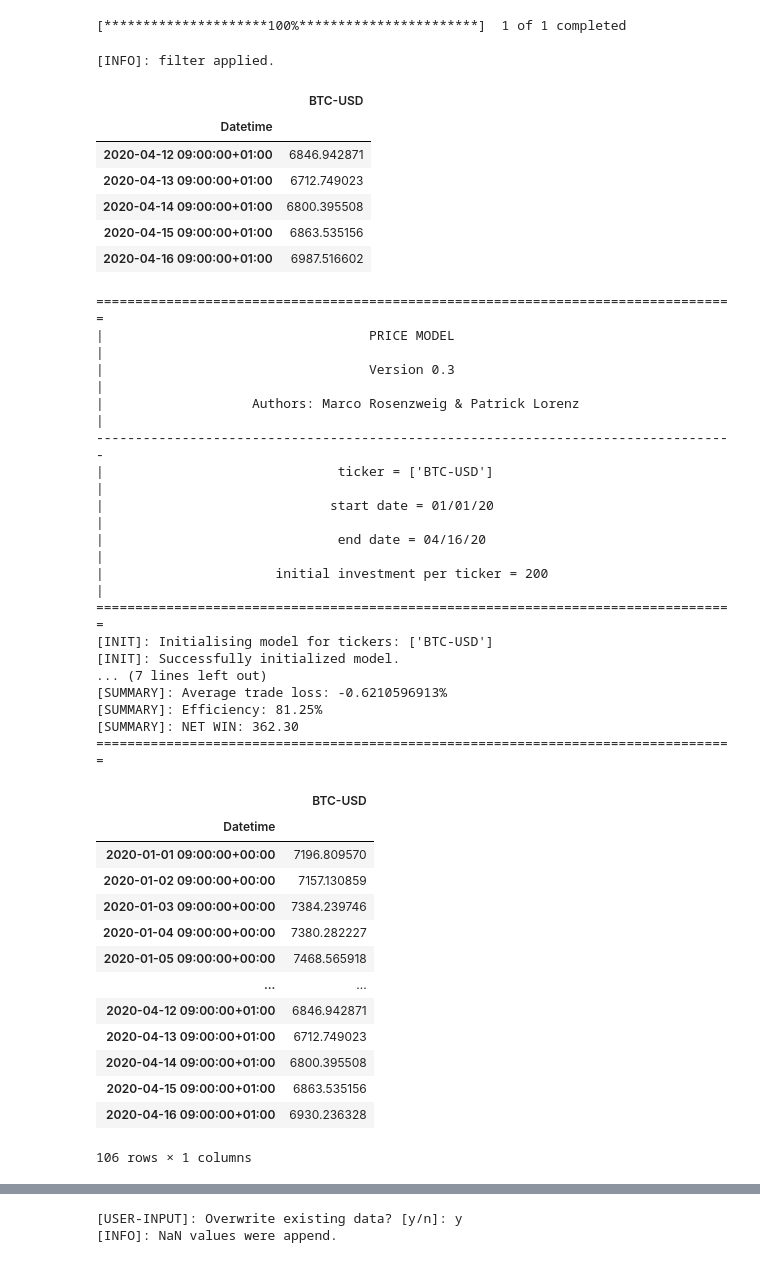
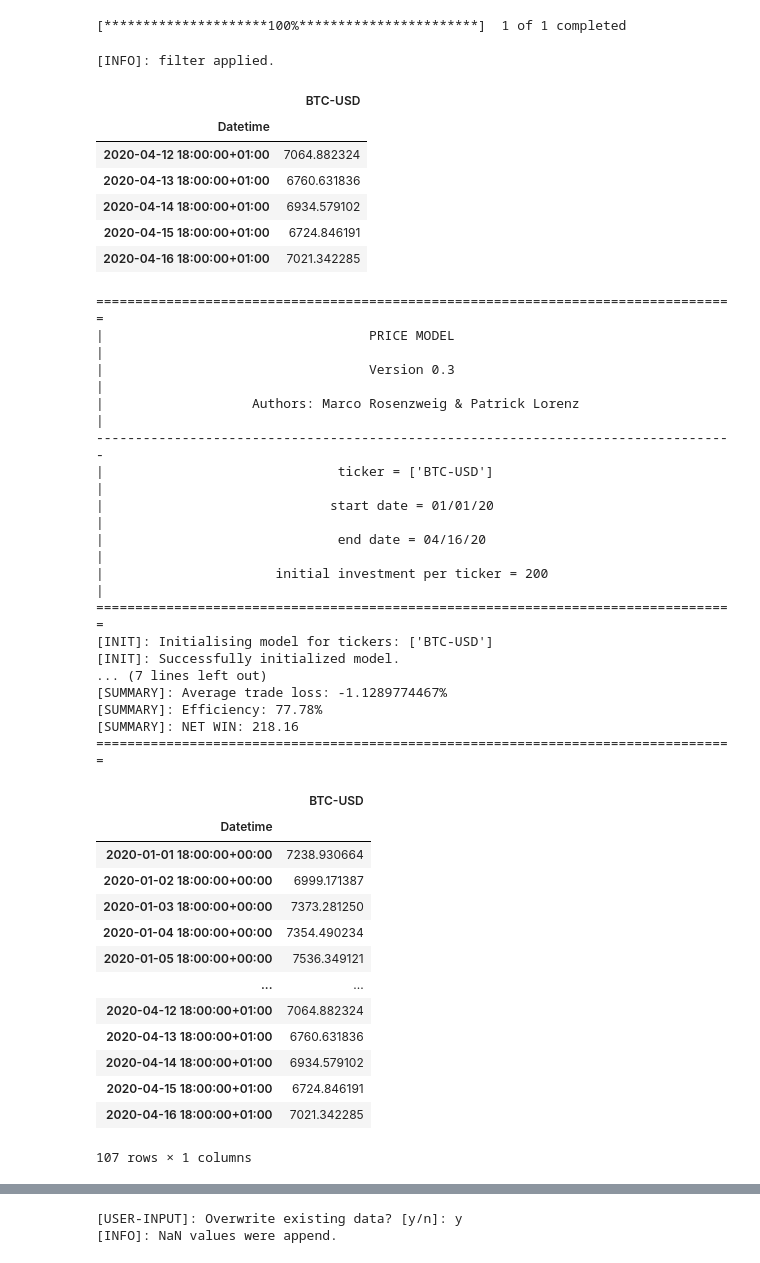
Before and after one commit to MarcoRosenzweig/FINANCE, a Jupyter notebook: PRICE_MODEL.ipynb, the cells around one changed output, grey strips where cells are left out. Drawn from its saved outputs; the diff is of its cells as text; code cells hidden in the pictures.

```diff
--- a/PRICE_MODEL.ipynb
+++ b/PRICE_MODEL.ipynb
@@ -34,20 +34,22 @@ model.get_data(start=start_date, interval='60m')
 # %% [output]
 [*********************100%***********************]  1 of 1 completed
 # %%
-day_hour = 9
+#edit this:
+day_hour = 18
+#do not edit below this line:
 start_date_range = pd.Timestamp(2020, 1, 1, day_hour)
 date_range = utils.create_date_range(start_date=start_date_range)
 model.apply_date_filter(date_range)
 model.data.tail()
 # %% [output]
 [INFO]: filter applied.
 |  | BTC-USD |
 | Datetime |  |
-| 2020-04-12 09:00:00+01:00 | 6846.942871 |
-| 2020-04-13 09:00:00+01:00 | 6712.749023 |
-| 2020-04-14 09:00:00+01:00 | 6800.395508 |
-| 2020-04-15 09:00:00+01:00 | 6863.535156 |
-| 2020-04-16 09:00:00+01:00 | 6987.516602 |
+| 2020-04-12 18:00:00+01:00 | 7064.882324 |
+| 2020-04-13 18:00:00+01:00 | 6760.631836 |
+| 2020-04-14 18:00:00+01:00 | 6934.579102 |
+| 2020-04-15 18:00:00+01:00 | 6724.846191 |
+| 2020-04-16 18:00:00+01:00 | 7021.342285 |
 # %%
 model.eval_model()
 # %% [output]
@@ -64,27 +66,27 @@ model.eval_model()
 [INIT]: Initialising model for tickers: ['BTC-USD']
 [INIT]: Successfully initialized model.
 ... (7 lines left out)
-[SUMMARY]: Average trade loss: -0.6210596913%
-[SUMMARY]: Efficiency: 81.25%
-[SUMMARY]: NET WIN: 362.30
+[SUMMARY]: Average trade loss: -1.1289774467%
+[SUMMARY]: Efficiency: 77.78%
+[SUMMARY]: NET WIN: 218.16
 ==================================================================================
 # %%
 model.data
 # %% [output]
 |  | BTC-USD |
 | Datetime |  |
-| 2020-01-01 09:00:00+00:00 | 7196.809570 |
-| 2020-01-02 09:00:00+00:00 | 7157.130859 |
-| 2020-01-03 09:00:00+00:00 | 7384.239746 |
-| 2020-01-04 09:00:00+00:00 | 7380.282227 |
-| 2020-01-05 09:00:00+00:00 | 7468.565918 |
+| 2020-01-01 18:00:00+00:00 | 7238.930664 |
+| 2020-01-02 18:00:00+00:00 | 6999.171387 |
+| 2020-01-03 18:00:00+00:00 | 7373.281250 |
+| 2020-01-04 18:00:00+00:00 | 7354.490234 |
+| 2020-01-05 18:00:00+00:00 | 7536.349121 |
 | ... | ... |
-| 2020-04-12 09:00:00+01:00 | 6846.942871 |
-| 2020-04-13 09:00:00+01:00 | 6712.749023 |
-| 2020-04-14 09:00:00+01:00 | 6800.395508 |
-| 2020-04-15 09:00:00+01:00 | 6863.535156 |
-| 2020-04-16 09:00:00+01:00 | 6930.236328 |
+| 2020-04-12 18:00:00+01:00 | 7064.882324 |
+| 2020-04-13 18:00:00+01:00 | 6760.631836 |
+| 2020-04-14 18:00:00+01:00 | 6934.579102 |
+| 2020-04-15 18:00:00+01:00 | 6724.846191 |
+| 2020-04-16 18:00:00+01:00 | 7021.342285 |
-106 rows × 1 columns
+107 rows × 1 columns
 # %%
 model.ticker_df['BTC-USD']
 # %% [output]
```
Also changed, not shown: parts of 20 cells of this notebook, 4 other files.
